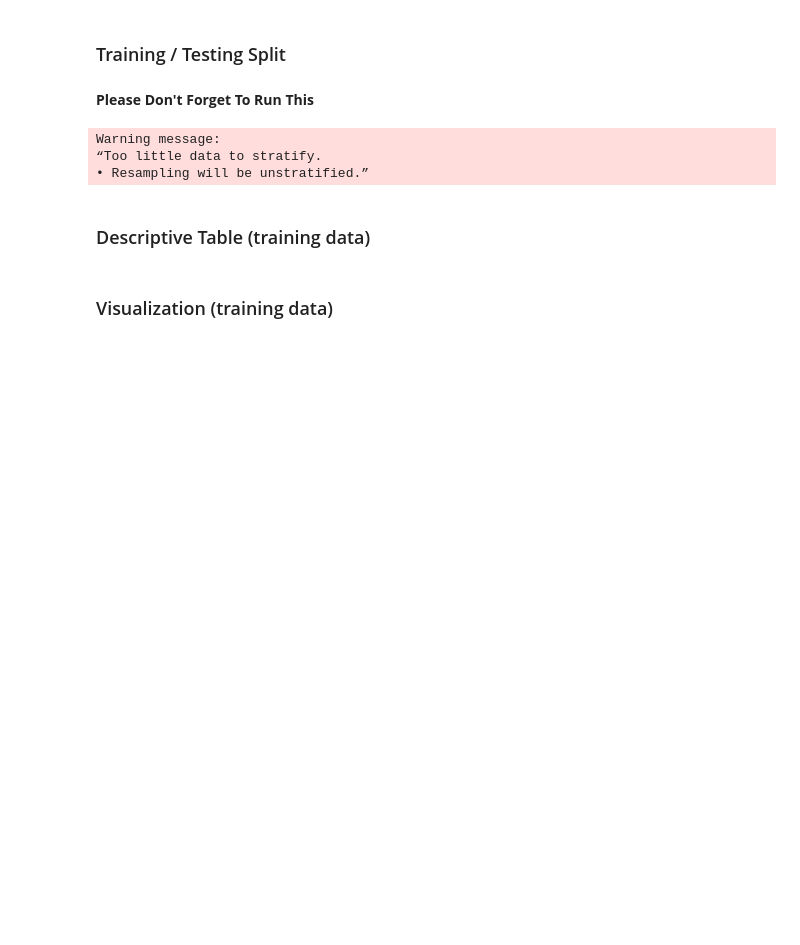
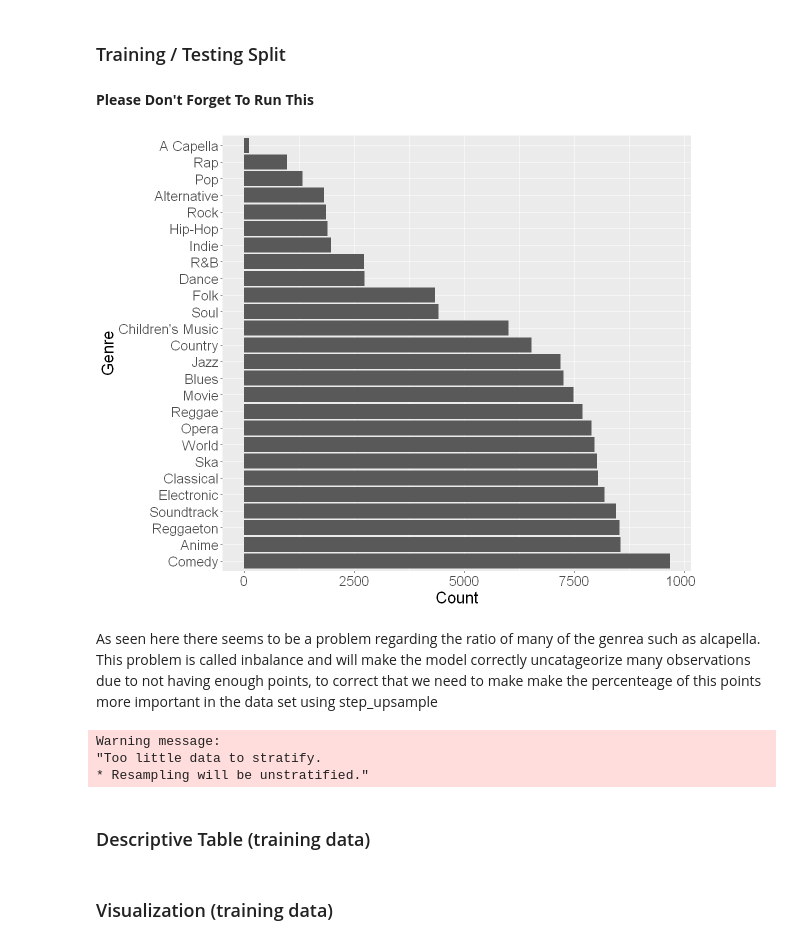
Before and after one commit to aidanmeharg/dsci-100-2022W2-group-5, a Jupyter notebook: group_5_proposal.ipynb, the cells around one changed output. Cells and saved outputs as stored; diff of their text form; code cells hidden in the pictures; blank space fills up the shorter version.

```diff
--- a/group_5_proposal.ipynb
+++ b/group_5_proposal.ipynb
@@ -130,0 +152,17 @@ genre_plot
+# %%
+#Checking how many songs and genrea are in teh data set
+Original_number_Of_songs <-nrow(song_data)
+Original_number_Of_Genere <- song_data |>
+                            group_by(genre) |>
+                            summarize(count = n()) |>
+                            nrow()
+print(paste("Number of Rows of the original data set: ", Original_number_Of_songs))
+print(paste("Number of genres of the original Data set: ", Original_number_Of_Genere))
+#We select one of the two genre classify as children songs and mutate them to the other name of Children's Music
+selectingOneTypeOfChildrensSong <- song_data |>
+                                filter(genre=="Children’s Music") |>
+                                mutate(genre="Children's Music")
+
+#We delete that said genre from the original data set
+song_data <- song_data |>
+            filter(genre!="Children’s Music")
@@ -130,0 +172,13 @@ genre_plot
+# %%
+#We merge both of them into one data set
+song_data <-add_row(song_data, selectingOneTypeOfChildrensSong)
+
+#Confirm they have the same number of rows
+New_number_of_songs<-nrow(song_data)
+print(paste("Number of Rows of the new data set: ", New_number_of_songs))
+#Confirm the have one genre less
+New_number_Of_Genere <- song_data |>
+                            group_by(genre) |>
+                            summarize(count = n()) |>
+                            nrow()
+print(paste("Number of genres of the new Data set: ", New_number_Of_Genere))
@@ -140,15 +196,28 @@ genre_plot
 **Please Don't Forget To Run This**
 # %%
 set.seed(1738)
+# %%
+genre_plot <- song_data |>
+    group_by(genre) |>
+    summarize(count = n()) |>
+    ggplot(aes(reorder(genre, -count), count))+
+        geom_bar(stat = "identity")+
+        labs(x = "Genre", y = "Count")+
+        coord_flip()+
+        theme(text = element_text(size = 20))
+genre_plot
+# %% [output]
+[figure, added]
+# %% [markdown]
+As seen here there seems to be a problem regarding the ratio of many of the genrea such as alcapella. This problem is called inbalance and will make the model correctly uncatageorize many observations due to not having enough points, to correct that we need to make make the percenteage of this points more important in the data set using step_upsample
 # %%
 song_split <- initial_split(song_data, prop = 0.75, strata = genre)
-
 song_train <- training(song_split)
 song_test <- testing(song_split)
 # %% [output]
 Warning message:
-“Too little data to stratify.
-• Resampling will be unstratified.”
+"Too little data to stratify.
+* Resampling will be unstratified."
 # %% [markdown]
 ### Descriptive Table (training data)
 # %% [markdown]
```
Also changed, not shown: parts of 8 cells of this notebook.
